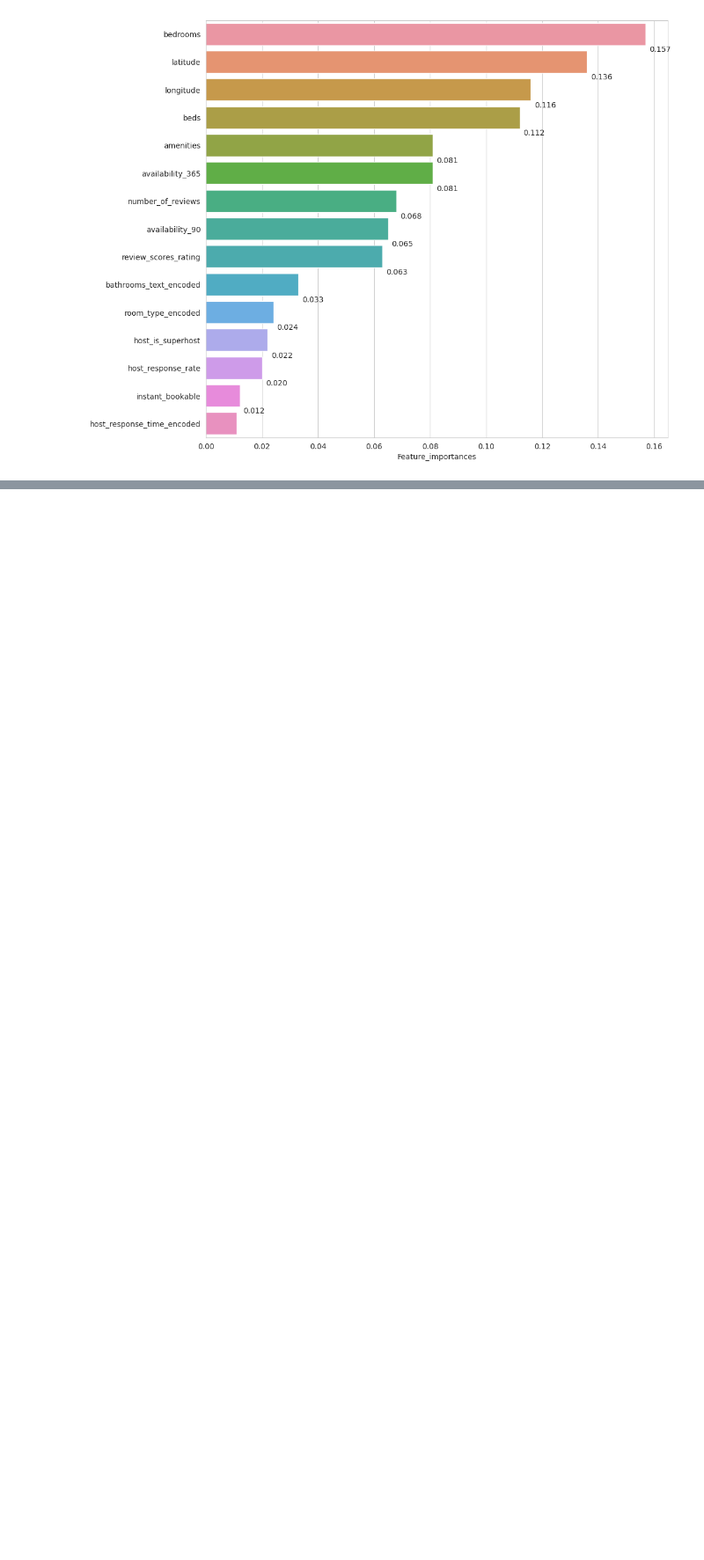
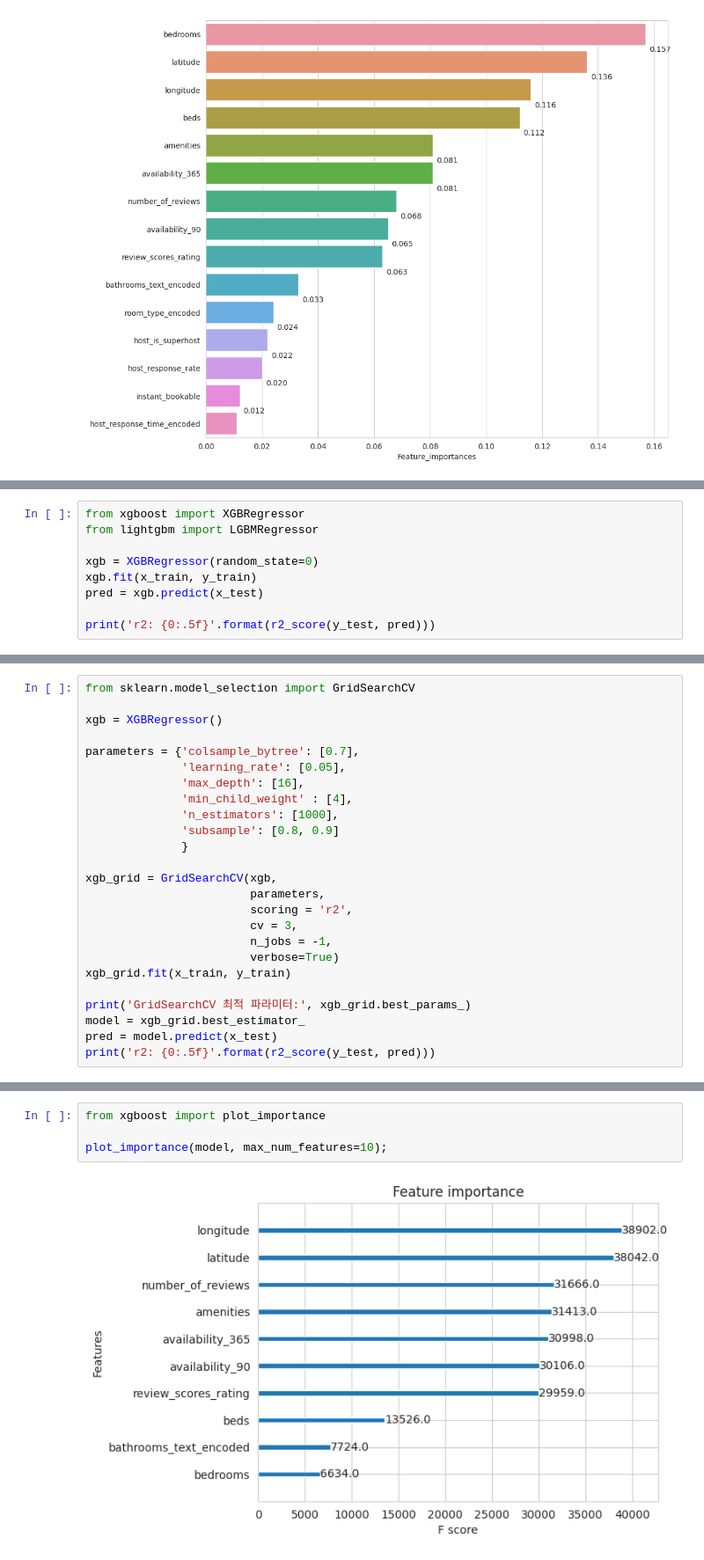
Before and after one commit to rainnn99/-DataAnalysis_Airbnb, a Jupyter notebook: DataAnalysis_Airbnb.ipynb, the cells around one changed output, grey strips where cells are left out. Shown at 88% size. Saved outputs shown, nothing was run; the diff lists cells and outputs as text; blank space fills up the shorter version.

```diff
--- a/DataAnalysis_Airbnb.ipynb
+++ b/DataAnalysis_Airbnb.ipynb
@@ -1262,0 +1439,9 @@ for p in ax.patches:
+# %%
+from xgboost import XGBRegressor
+from lightgbm import LGBMRegressor
+
+xgb = XGBRegressor(random_state=0)
+xgb.fit(x_train, y_train)
+pred = xgb.predict(x_test)
+
+print('r2: {0:.5f}'.format(r2_score(y_test, pred)))
@@ -1262,0 +1450,25 @@ for p in ax.patches:
+# %%
+from sklearn.model_selection import GridSearchCV
+
+xgb = XGBRegressor()
+
+parameters = {'colsample_bytree': [0.7],
+              'learning_rate': [0.05],
+              'max_depth': [16],
+              'min_child_weight' : [4],
+              'n_estimators': [1000],
+              'subsample': [0.8, 0.9]
+              }
+
+xgb_grid = GridSearchCV(xgb,
+                        parameters,
+                        scoring = 'r2',
+                        cv = 3,
+                        n_jobs = -1,
+                        verbose=True)
+xgb_grid.fit(x_train, y_train)
+
+print('GridSearchCV 최적 파라미터:', xgb_grid.best_params_)
+model = xgb_grid.best_estimator_
+pred = model.predict(x_test)
+print('r2: {0:.5f}'.format(r2_score(y_test, pred)))
@@ -1262,0 +1479,6 @@ for p in ax.patches:
+# %%
+from xgboost import plot_importance
+
+plot_importance(model, max_num_features=10);
+# %% [output]
+[figure, added]
```
Also changed, not shown: parts of 17 cells of this notebook.
